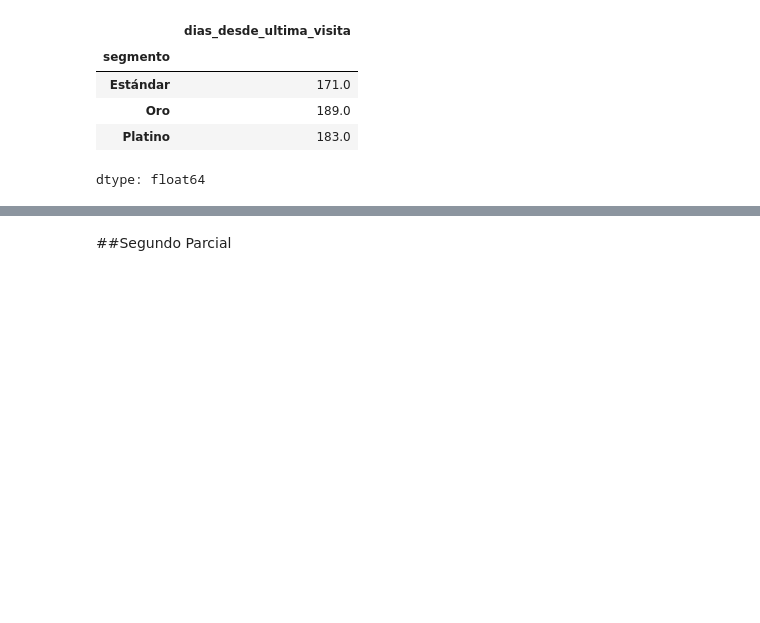
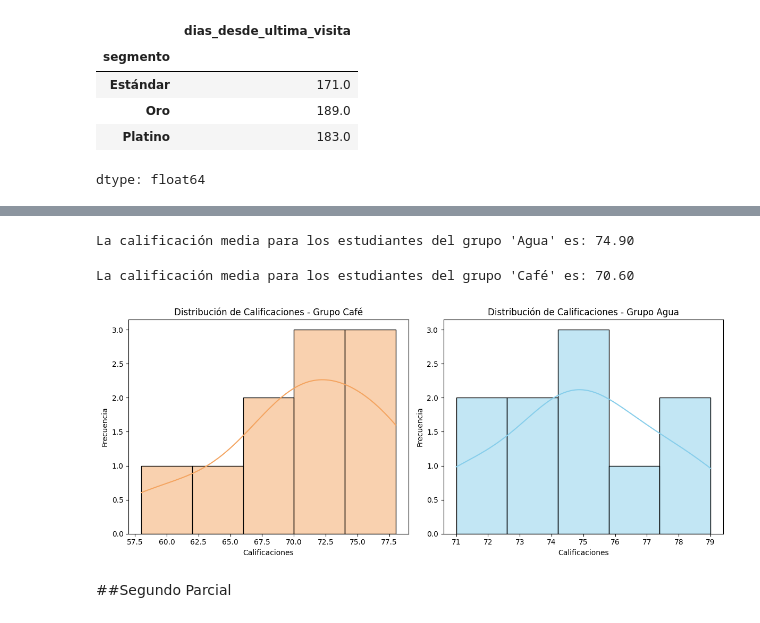
Before and after one commit to aztcc/minerodedatos77, a Jupyter notebook: MineriaDeDatos.ipynb, the cells around one changed output, grey strips where cells are left out. Saved outputs shown, nothing was run; the diff lists cells and outputs as text; code cells hidden in the pictures; blank space fills up the shorter version.

```diff
--- a/MineriaDeDatos.ipynb
+++ b/MineriaDeDatos.ipynb
@@ -1334,3 +1460,39 @@ dtype: float64
+# %%
+df_agua = df_students[df_students['Grupo'] == 'Agua']
+mean_agua_scores = df_agua['Calificaciones'].mean()
+print(f"La calificación media para los estudiantes del grupo 'Agua' es: {mean_agua_scores:.2f}")
+# %% [output]
+La calificación media para los estudiantes del grupo 'Agua' es: 74.90
+# %%
+df_cafe = df_students[df_students['Grupo'] == 'Café']
+mean_cafe_scores = df_cafe['Calificaciones'].mean()
+print(f"La calificación media para los estudiantes del grupo 'Café' es: {mean_cafe_scores:.2f}")
+# %% [output]
+La calificación media para los estudiantes del grupo 'Café' es: 70.60
+# %%
+import matplotlib.pyplot as plt
+import seaborn as sns
+
+plt.figure(figsize=(12, 5))
+
+# Histograma para el grupo 'Café'
+plt.subplot(1, 2, 1) # 1 fila, 2 columnas, primer plot
+sns.histplot(df_cafe['Calificaciones'], bins=5, kde=True, color='sandybrown')
+plt.title('Distribución de Calificaciones - Grupo Café')
+plt.xlabel('Calificaciones')
+plt.ylabel('Frecuencia')
+
+# Histograma para el grupo 'Agua'
+plt.subplot(1, 2, 2) # 1 fila, 2 columnas, segundo plot
+sns.histplot(df_agua['Calificaciones'], bins=5, kde=True, color='skyblue')
+plt.title('Distribución de Calificaciones - Grupo Agua')
+plt.xlabel('Calificaciones')
+plt.ylabel('Frecuencia')
+
+plt.tight_layout()
+plt.show()
+# %% [output]
+[figure, added]
 # %% [markdown]
 ##Segundo Parcial
 # %% [markdown]
```
Also changed, not shown: parts of 11 cells of this notebook.
